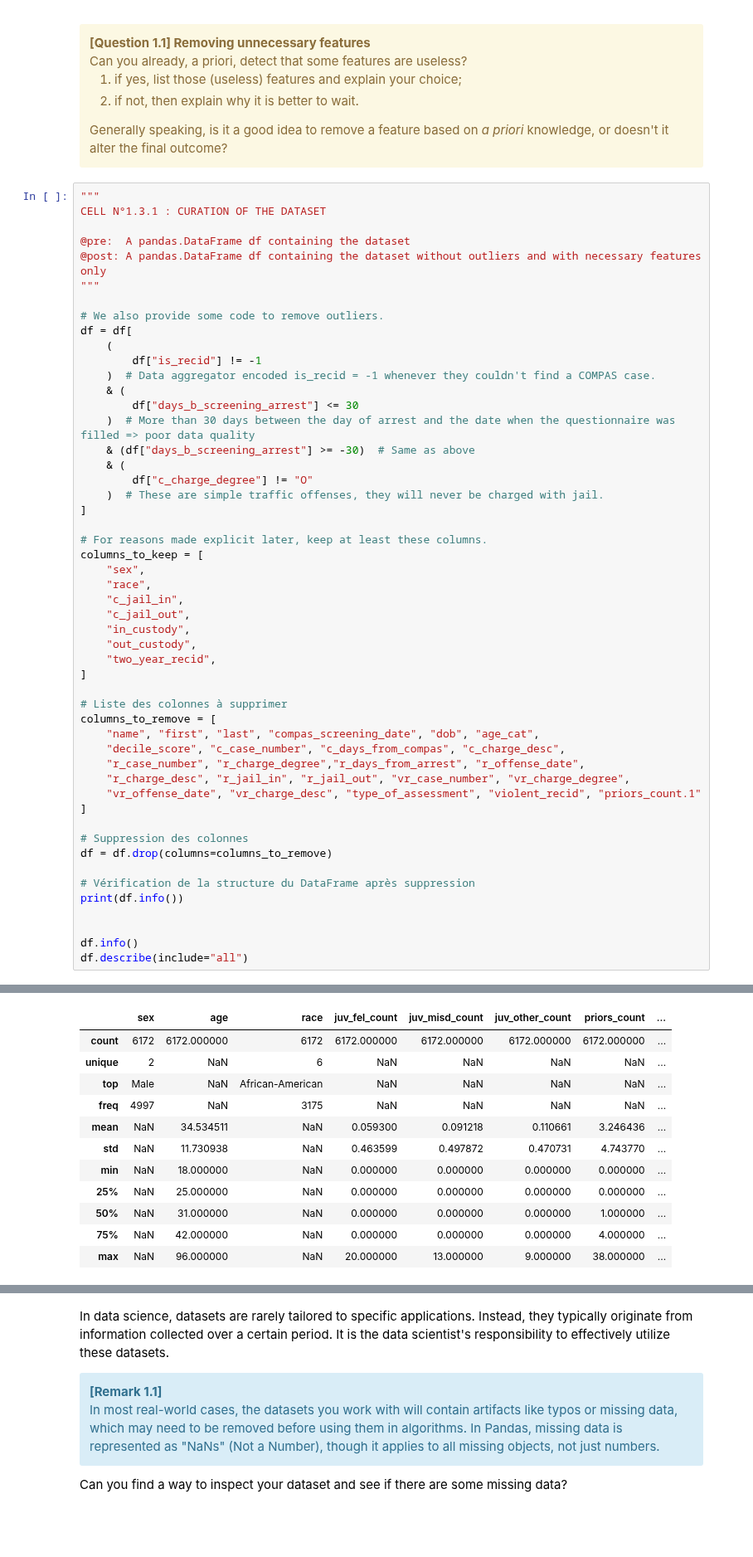
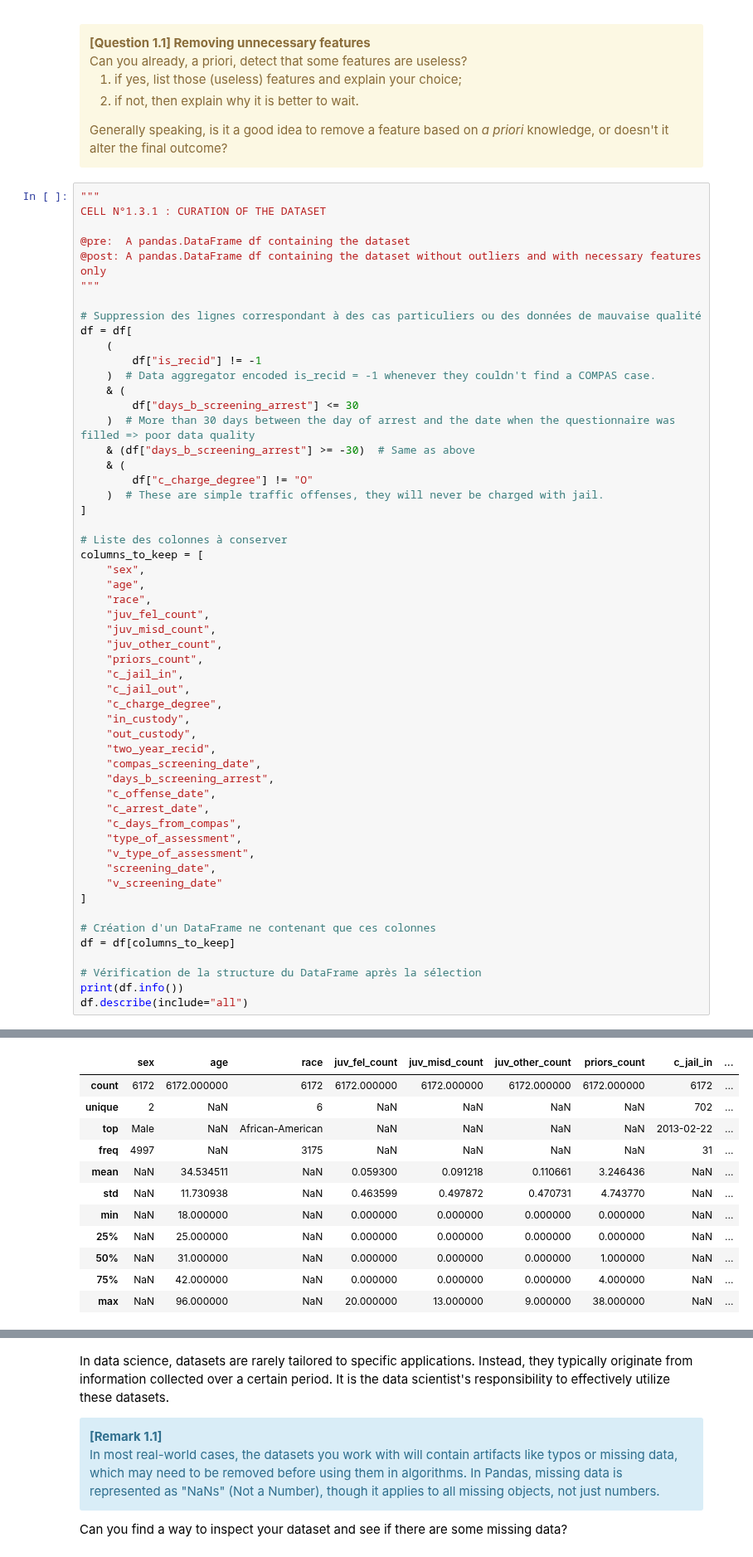
Before and after one commit to bolclaire/LEPL1109, a Jupyter notebook: Hackaton3/H3-Clustering-Student.ipynb, the cells around one changed output, grey strips where cells are left out. Shown at 83% size. Cells and saved outputs as stored; diff of their text form; blank space fills up the shorter version.

```diff
--- a/Hackaton3/H3-Clustering-Student.ipynb
+++ b/Hackaton3/H3-Clustering-Student.ipynb
@@ -256,7 +256,7 @@ CELL N°1.3.1 : CURATION OF THE DATASET
 @post: A pandas.DataFrame df containing the dataset without outliers and with necessary features only
 """
 
-# We also provide some code to remove outliers.
+# Suppression des lignes correspondant à des cas particuliers ou des données de mauvaise qualité
 df = df[
     (
         df["is_recid"] != -1
@@ -270,34 +270,37 @@ df = df[
     )  # These are simple traffic offenses, they will never be charged with jail.
 ]
 
-# For reasons made explicit later, keep at least these columns.
+# Liste des colonnes à conserver
 columns_to_keep = [
     "sex",
+    "age",
     "race",
+    "juv_fel_count",
+    "juv_misd_count",
+    "juv_other_count",
+    "priors_count",
     "c_jail_in",
     "c_jail_out",
+    "c_charge_degree",
     "in_custody",
     "out_custody",
     "two_year_recid",
+    "compas_screening_date",
+    "days_b_screening_arrest",
+    "c_offense_date",
+    "c_arrest_date",
+    "c_days_from_compas",
+    "type_of_assessment",
+    "v_type_of_assessment",
+    "screening_date",
+    "v_screening_date"
 ]
 
-# Liste des colonnes à supprimer
-columns_to_remove = [
-    "name", "first", "last", "compas_screening_date", "dob", "age_cat",
-    "decile_score", "c_case_number", "c_days_from_compas", "c_charge_desc",
-    "r_case_number", "r_charge_degree","r_days_from_arrest", "r_offense_date",
-    "r_charge_desc", "r_jail_in", "r_jail_out", "vr_case_number", "vr_charge_degree",
-    "vr_offense_date", "vr_charge_desc", "type_of_assessment", "violent_recid", "priors_count.1"
-]
+# Création d'un DataFrame ne contenant que ces colonnes
+df = df[columns_to_keep]
 
-# Suppression des colonnes
-df = df.drop(columns=columns_to_remove)
-
-# Vérification de la structure du DataFrame après suppression
+# Vérification de la structure du DataFrame après la sélection
 print(df.info())
-
-
-df.info()
 df.describe(include="all")
 # %% [output]
 <class 'pandas.core.frame.DataFrame'>
@@ -320,12 +323,12 @@ memory usage: 1.2+ MB
-|  | sex | age | race | juv_fel_count | juv_misd_count | juv_other_count | priors_count | ... |
-| count | 6172 | 6172.000000 | 6172 | 6172.000000 | 6172.000000 | 6172.000000 | 6172.000000 | ... |
-| unique | 2 | NaN | 6 | NaN | NaN | NaN | NaN | ... |
-| top | Male | NaN | African-American | NaN | NaN | NaN | NaN | ... |
-| freq | 4997 | NaN | 3175 | NaN | NaN | NaN | NaN | ... |
-| mean | NaN | 34.534511 | NaN | 0.059300 | 0.091218 | 0.110661 | 3.246436 | ... |
-| std | NaN | 11.730938 | NaN | 0.463599 | 0.497872 | 0.470731 | 4.743770 | ... |
-| min | NaN | 18.000000 | NaN | 0.000000 | 0.000000 | 0.000000 | 0.000000 | ... |
-| 25% | NaN | 25.000000 | NaN | 0.000000 | 0.000000 | 0.000000 | 0.000000 | ... |
-| 50% | NaN | 31.000000 | NaN | 0.000000 | 0.000000 | 0.000000 | 1.000000 | ... |
-| 75% | NaN | 42.000000 | NaN | 0.000000 | 0.000000 | 0.000000 | 4.000000 | ... |
-| max | NaN | 96.000000 | NaN | 20.000000 | 13.000000 | 9.000000 | 38.000000 | ... |
+|  | sex | age | race | juv_fel_count | juv_misd_count | juv_other_count | priors_count | c_jail_in | ... |
+| count | 6172 | 6172.000000 | 6172 | 6172.000000 | 6172.000000 | 6172.000000 | 6172.000000 | 6172 | ... |
+| unique | 2 | NaN | 6 | NaN | NaN | NaN | NaN | 702 | ... |
+| top | Male | NaN | African-American | NaN | NaN | NaN | NaN | 2013-02-22 | ... |
+| freq | 4997 | NaN | 3175 | NaN | NaN | NaN | NaN | 31 | ... |
+| mean | NaN | 34.534511 | NaN | 0.059300 | 0.091218 | 0.110661 | 3.246436 | NaN | ... |
+| std | NaN | 11.730938 | NaN | 0.463599 | 0.497872 | 0.470731 | 4.743770 | NaN | ... |
+| min | NaN | 18.000000 | NaN | 0.000000 | 0.000000 | 0.000000 | 0.000000 | NaN | ... |
+| 25% | NaN | 25.000000 | NaN | 0.000000 | 0.000000 | 0.000000 | 0.000000 | NaN | ... |
+| 50% | NaN | 31.000000 | NaN | 0.000000 | 0.000000 | 0.000000 | 1.000000 | NaN | ... |
+| 75% | NaN | 42.000000 | NaN | 0.000000 | 0.000000 | 0.000000 | 4.000000 | NaN | ... |
+| max | NaN | 96.000000 | NaN | 20.000000 | 13.000000 | 9.000000 | 38.000000 | NaN | ... |
```
Also changed, not shown: parts of 9 cells of this notebook, 1 other file.
